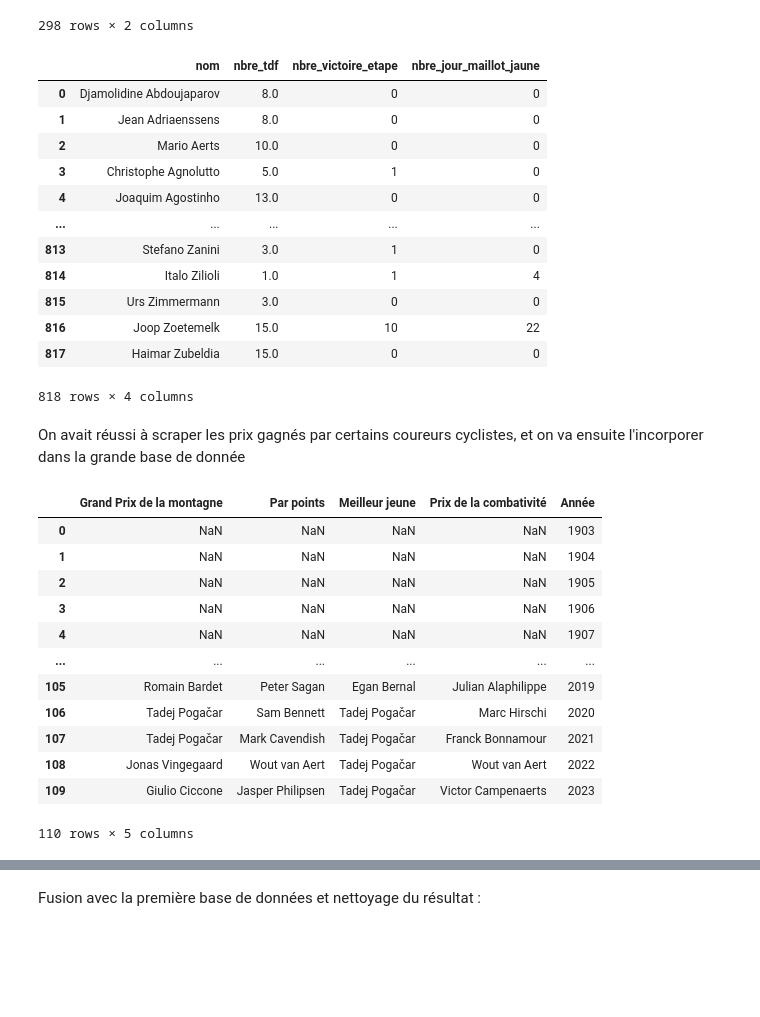
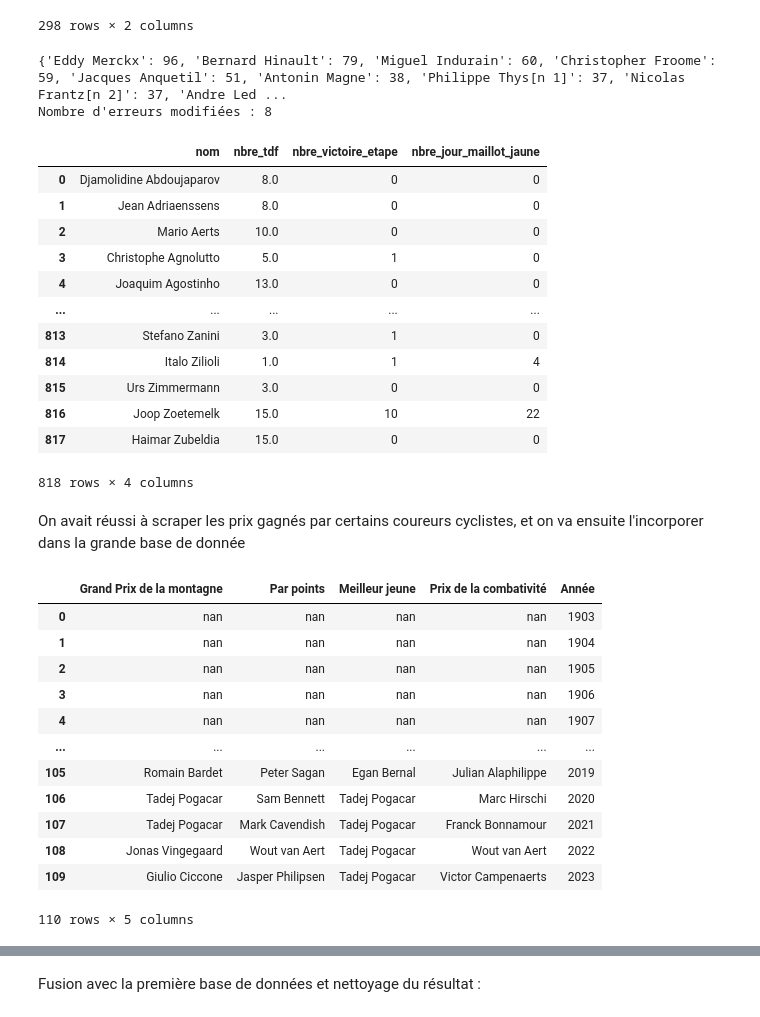
Before and after one commit to edequercize/Projet-Python, a Jupyter notebook: test_merge.ipynb, the cells around one changed output, grey strips where cells are left out. Cells and saved outputs as stored; diff of their text form; code cells hidden in the pictures; blank space fills up the shorter version.

Commit message:
correction de bugs

```diff
--- a/test_merge.ipynb
+++ b/test_merge.ipynb
@@ -215,34 +243,39 @@ maillot_jaune
 | 297 | Guido Bontempi[n 9] | 1 |
 298 rows × 2 columns
 # %%
-# https://drive.google.com/file/d/1qdlOkGcP-VQysoqWmzjMOl-BBHYmgQhO/view?usp=sharing
 
-file_id = '1qdlOkGcP-VQysoqWmzjMOl-BBHYmgQhO'
-destination = 'temp.csv'
+nombre_erreur_modifiee = 0
 
-# Téléchargez le fichier depuis Google Drive
-download_file_from_google_drive(file_id, destination)
-
-# Charger les bases de données
-db_to_correct = prix_coureur_tdf
-correct_db = pd.read_csv(destination)
+db_to_correct = prix_coureur_tdf.copy()  # Faites une copie pour éviter de modifier pendant l'itération
+correct_db = maillot_jaune
 
 # Créer un dictionnaire des comptes de jours en maillot jaune de la base de données correcte
 correct_days_yellow_jersey = correct_db.set_index('Name')['Yellow Jerseys'].to_dict()
+print(correct_days_yellow_jersey)
+
+nombre_erreur_modifiee = 0
 
 # Mettre à jour les jours en maillot jaune dans la base de données à corriger
 for index, row in db_to_correct.iterrows():
     name = row['nom']
-    correct_days = correct_days_yellow_jersey.get(name, None)  # Obtient le nombre correct de jours ou None si non trouvé
+    correct_days = correct_days_yellow_jersey.get(name)
 
     if correct_days is not None and row['nbre_jour_maillot_jaune'] != correct_days:
-        # Mise à jour du nombre de jours en maillot jaune si différent
         db_to_correct.at[index, 'nbre_jour_maillot_jaune'] = correct_days
+        nombre_erreur_modifiee += 1
+
+print(f"Nombre d'erreurs modifiées : {nombre_erreur_modifiee}")
+
+
+db_to_correct.to_csv('updated_' + destination, index=False)
 
 # Enregistre les modifications dans un nouveau fichier
 db_to_correct.to_csv(destination, index=False)
+prix_coureur_tdf = db_to_correct
 prix_coureur_tdf
 # %% [output]
+{'Eddy Merckx': 96, 'Bernard Hinault': 79, 'Miguel Indurain': 60, 'Christopher Froome': 59, 'Jacques Anquetil': 51, 'Antonin Magne': 38, 'Philippe Thys[n 1]': 37, 'Nicolas Frantz[n 2]': 37, 'Andre Led ...
+Nombre d'erreurs modifiées : 8
 |  | nom | nbre_tdf | nbre_victoire_etape | nbre_jour_maillot_jaune |
 | 0 | Djamolidine Abdoujaparov | 8.0 | 0 | 0 |
 | 1 | Jean Adriaenssens | 8.0 | 0 | 0 |
@@ -255,33 +288,37 @@ prix_coureur_tdf
 | 815 | Urs Zimmermann | 3.0 | 0 | 0 |
 | 816 | Joop Zoetemelk | 15.0 | 10 | 22 |
 | 817 | Haimar Zubeldia | 15.0 | 0 | 0 |
-818 rows × 4 columns
+818 rows × 4 columns
 # %% [markdown]
 On avait réussi à scraper les prix gagnés par certains coureurs cyclistes, et on va ensuite l'incorporer dans la grande base de donnée
 # %%
 # https://drive.google.com/file/d/1vGDnYaDpD22VCfhsL3Vmx26QGIrZBbYl/view?usp=sharing
 
 file_id = '1vGDnYaDpD22VCfhsL3Vmx26QGIrZBbYl'
 destination = 'temp.csv'
 
 # Téléchargez le fichier depuis Google Drive
 download_file_from_google_drive(file_id, destination)
 
 df_maillot = pd.read_csv(destination)
+df_maillot['Par points'] = df_maillot['Par points'].apply(lambda x: unidecode(str(x)))
+df_maillot['Prix de la combativité'] = df_maillot['Prix de la combativité'].apply(lambda x: unidecode(str(x)))
+df_maillot['Meilleur jeune'] = df_maillot['Meilleur jeune'].apply(lambda x: unidecode(str(x)))
+df_maillot['Grand Prix de la montagne'] = df_maillot['Grand Prix de la montagne'].apply(lambda x: unidecode(str(x)))
 df_maillot
 # %% [output]
 |  | Grand Prix de la montagne | Par points | Meilleur jeune | Prix de la combativité | Année |
-| 0 | NaN | NaN | NaN | NaN | 1903 |
-| 1 | NaN | NaN | NaN | NaN | 1904 |
-| 2 | NaN | NaN | NaN | NaN | 1905 |
-| 3 | NaN | NaN | NaN | NaN | 1906 |
-| 4 | NaN | NaN | NaN | NaN | 1907 |
+| 0 | nan | nan | nan | nan | 1903 |
+| 1 | nan | nan | nan | nan | 1904 |
+| 2 | nan | nan | nan | nan | 1905 |
+| 3 | nan | nan | nan | nan | 1906 |
+| 4 | nan | nan | nan | nan | 1907 |
 | ... | ... | ... | ... | ... | ... |
 | 105 | Romain Bardet | Peter Sagan | Egan Bernal | Julian Alaphilippe | 2019 |
-| 106 | Tadej Pogačar | Sam Bennett | Tadej Pogačar | Marc Hirschi | 2020 |
-| 107 | Tadej Pogačar | Mark Cavendish | Tadej Pogačar | Franck Bonnamour | 2021 |
-| 108 | Jonas Vingegaard | Wout van Aert | Tadej Pogačar | Wout van Aert | 2022 |
-| 109 | Giulio Ciccone | Jasper Philipsen | Tadej Pogačar | Victor Campenaerts | 2023 |
+| 106 | Tadej Pogacar | Sam Bennett | Tadej Pogacar | Marc Hirschi | 2020 |
+| 107 | Tadej Pogacar | Mark Cavendish | Tadej Pogacar | Franck Bonnamour | 2021 |
+| 108 | Jonas Vingegaard | Wout van Aert | Tadej Pogacar | Wout van Aert | 2022 |
+| 109 | Giulio Ciccone | Jasper Philipsen | Tadej Pogacar | Victor Campenaerts | 2023 |
 110 rows × 5 columns
 # %%
 # Ajouter les nouvelles colonnes à coureur_tdf
```
Also changed, not shown: parts of 13 cells of this notebook.
